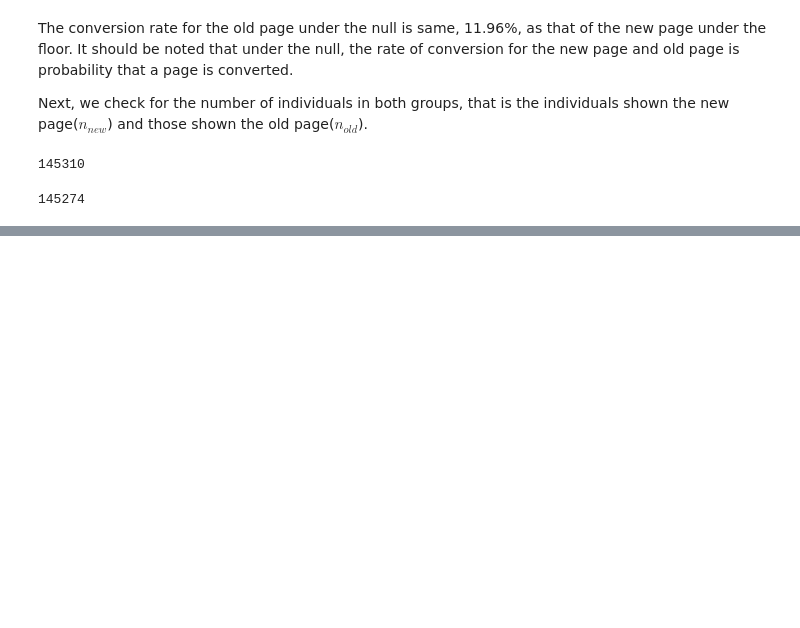
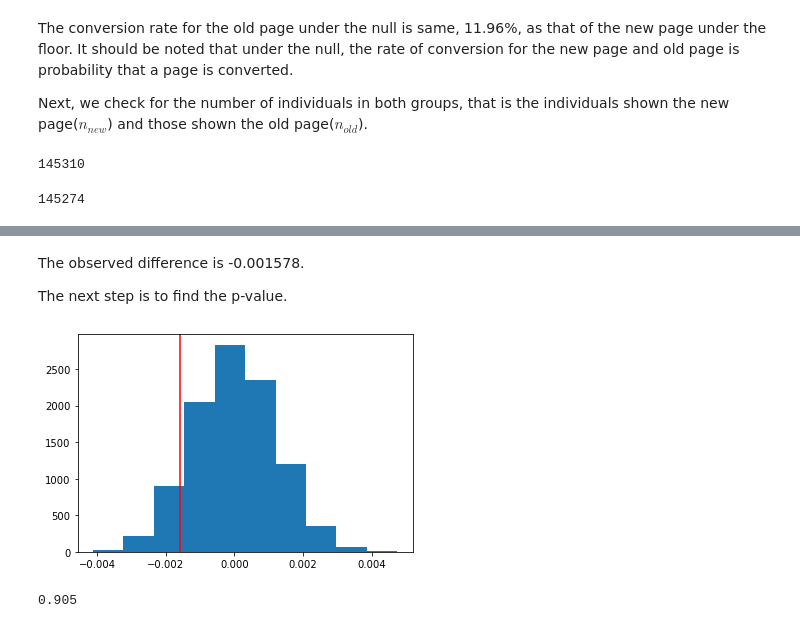
Before and after one commit to ibrahimOlayiwola/AB-test-analysis, a Jupyter notebook: AB Test Analysis.ipynb, the cells around one changed output, grey strips where cells are left out. Saved outputs shown, nothing was run; the diff lists cells and outputs as text; code cells hidden in the pictures; blank space fills up the shorter version.

```diff
--- a/AB Test Analysis.ipynb
+++ b/AB Test Analysis.ipynb
@@ -285,0 +328,15 @@ The difference between the numbers is 36 which we are going to neglect.
+# %% [markdown]
+The observed difference is -0.001578.
+
+The next step is to find the p-value.
+# %%
+# Plotting the observed difference on the histogram
+plt.hist(p_diffs);
+plt.axvline(obs_diff, color='red');
+# %% [output]
+[figure, added]
+# %%
+# P-value
+(p_diffs > obs_diff).mean()
+# %% [output]
+0.905
```
Also changed, not shown: parts of 18 cells of this notebook.
